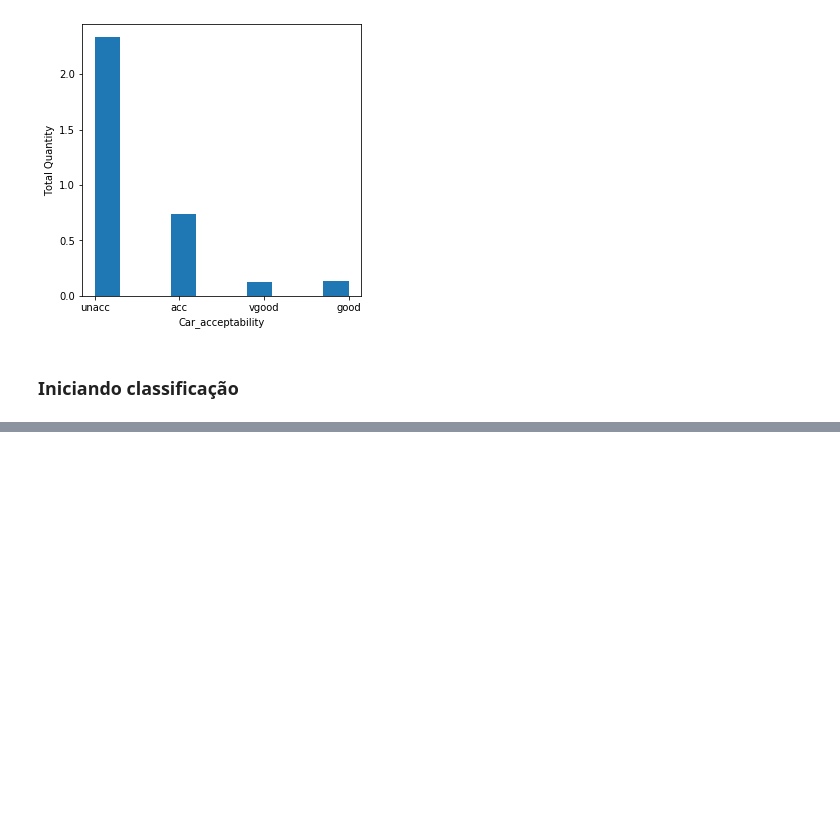
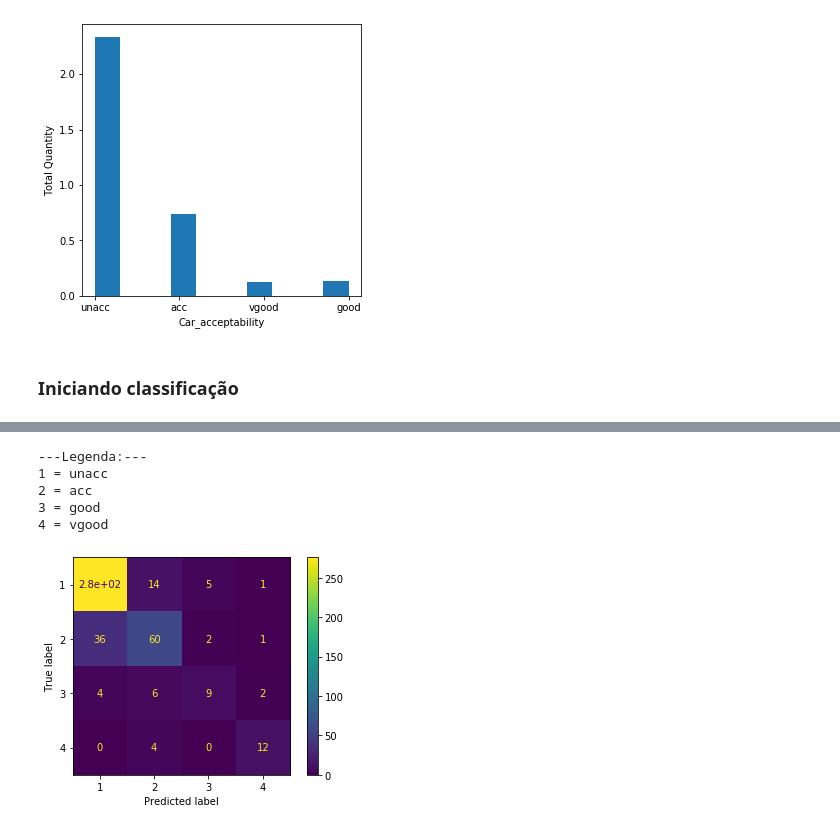
Before and after one commit to josermf2/Projeto2_CDADOS, a Jupyter notebook: Projeto_2_Eduardo_Fabio_Jose_Lucca_CDADOS.ipynb, the cells around one changed output, grey strips where cells are left out. Cells and saved outputs as stored; diff of their text form; code cells hidden in the pictures; blank space fills up the shorter version.

Commit message:
Adicionando matriz com os resultados

```diff
--- a/Projeto_2_Eduardo_Fabio_Jose_Lucca_CDADOS.ipynb
+++ b/Projeto_2_Eduardo_Fabio_Jose_Lucca_CDADOS.ipynb
@@ -269,0 +270,16 @@ display(df_result)
+# %%
+#Matriz de confusão
+print('---Legenda:---')
+print('1 = unacc')
+print('2 = acc')
+print('3 = good')
+print('4 = vgood')
+sklearn.metrics.plot_confusion_matrix(modelo, x_test, y_test)
+plt.show()
+# %% [output]
+---Legenda:---
+1 = unacc
+2 = acc
+3 = good
+4 = vgood
+[figure, added]
```
Also changed, not shown: parts of 6 cells of this notebook.
